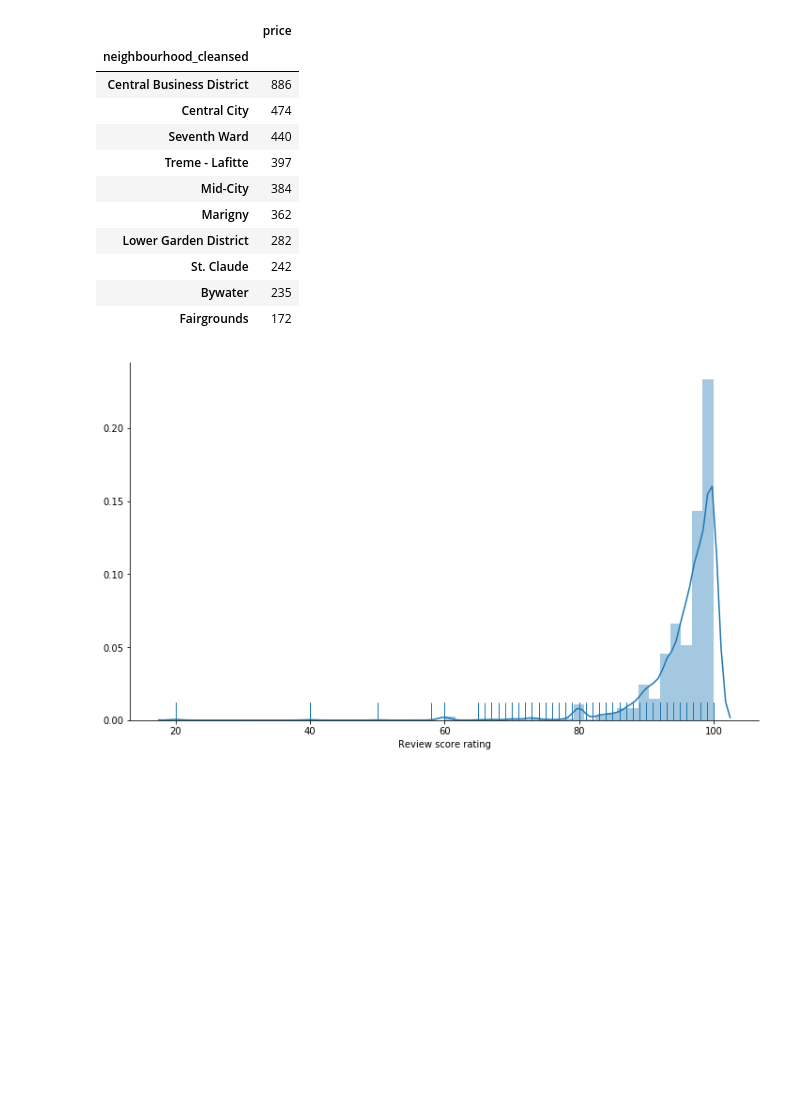
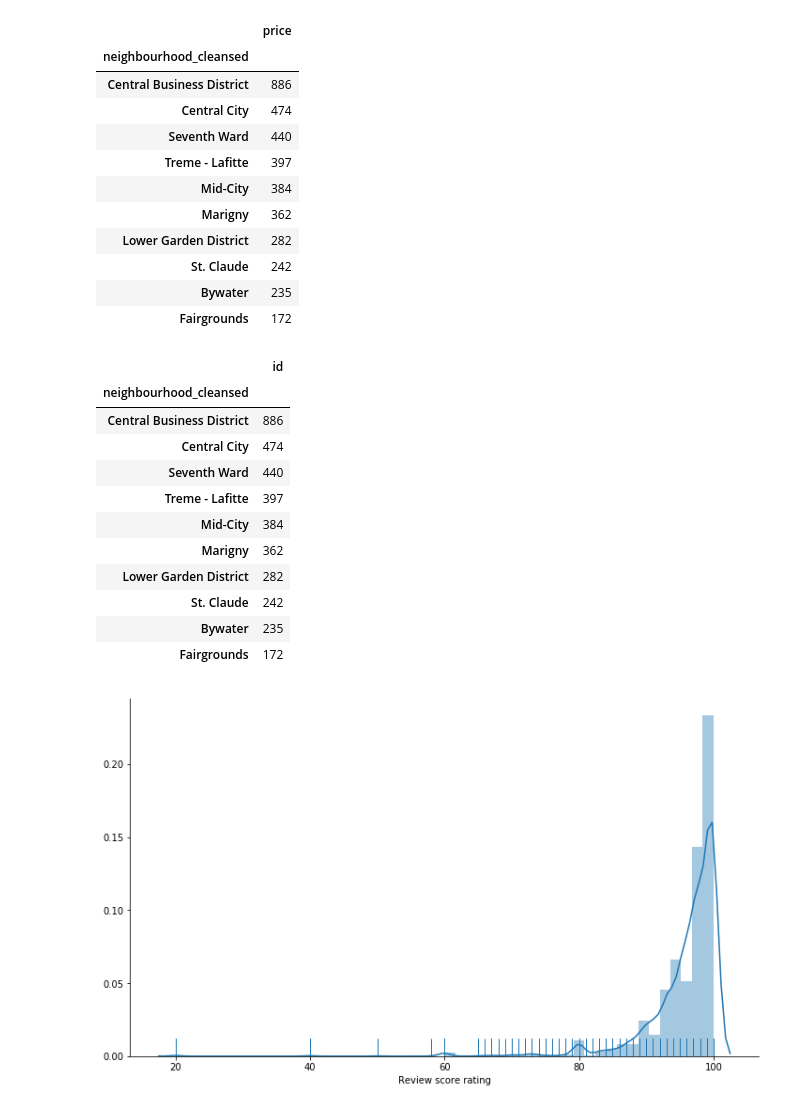
Before and after one commit to LoriHarris/Airbnb_ML, a Jupyter notebook: airbnb_listings.ipynb, the cells around one changed output. Drawn from its saved outputs; the diff is of its cells as text; code cells hidden in the pictures; blank space fills up the shorter version.

```diff
--- a/airbnb_listings.ipynb
+++ b/airbnb_listings.ipynb
@@ -215,6 +215,21 @@ lst.groupby(by='neighbourhood_cleansed').count()[['price']].sort_values(by='pric
 | St. Claude | 242 |
 | Bywater | 235 |
 | Fairgrounds | 172 |
+# %%
+lst.groupby(by='neighbourhood_cleansed').count()[['id']].sort_values(by='id', ascending=False).head(10)
+# %% [output]
+|  | id |
+| neighbourhood_cleansed |  |
+| Central Business District | 886 |
+| Central City | 474 |
+| Seventh Ward | 440 |
+| Treme - Lafitte | 397 |
+| Mid-City | 384 |
+| Marigny | 362 |
+| Lower Garden District | 282 |
+| St. Claude | 242 |
+| Bywater | 235 |
+| Fairgrounds | 172 |
 # %%
 # Review score distribution graph
 plt.figure(figsize=(12,7))
```
